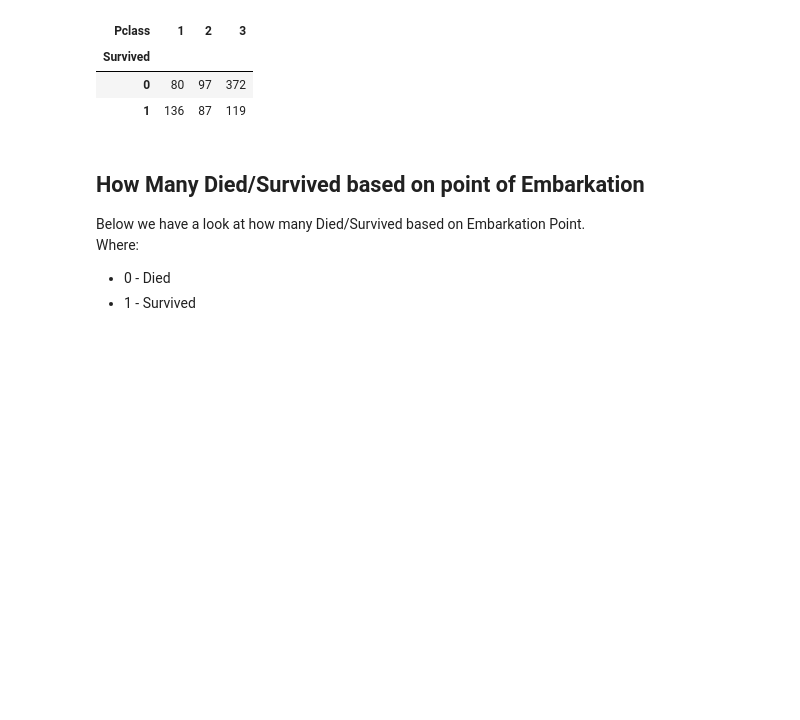
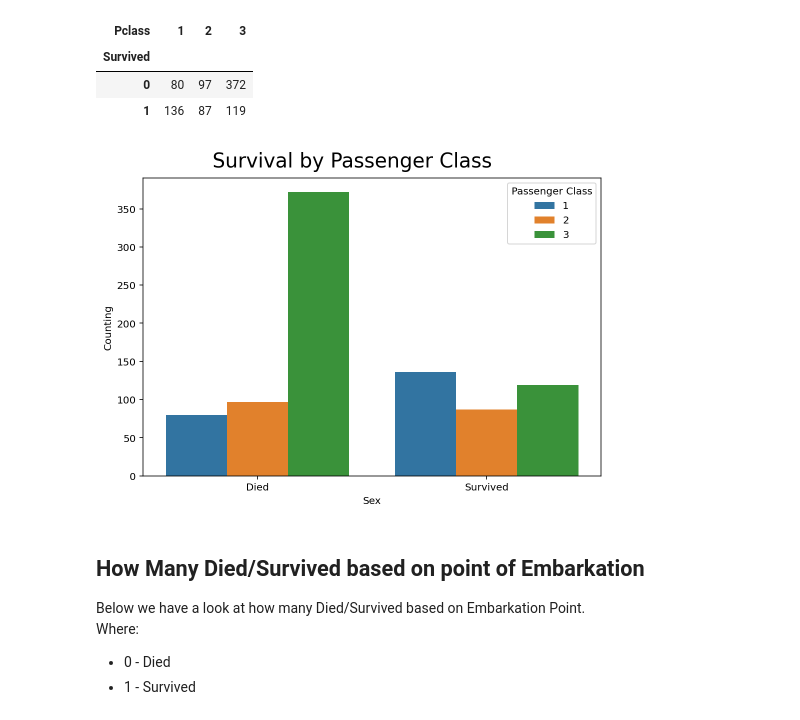
Before and after one commit to nizarhamood/Titanic, a Jupyter notebook: titanic.ipynb, the cells around one changed output. Drawn from its saved outputs; the diff is of its cells as text; code cells hidden in the pictures; blank space fills up the shorter version.

```diff
--- a/titanic.ipynb
+++ b/titanic.ipynb
@@ -504,6 +564,20 @@ train.pivot_table(index='Survived', columns='Pclass', aggfunc='size')
 | Survived |  |  |  |
 | 0 | 80 | 97 | 372 |
 | 1 | 136 | 87 | 119 |
+# %%
+hue_countplot(
+  'Survived',
+  'Pclass',
+  train,
+  'Survival by Passenger Class',
+  'Counting',
+  'Sex',
+  'Passenger Class',
+  'Died',
+  'Survived'
+)
+# %% [output]
+[figure, added]
 # %% [markdown]
 ## How Many Died/Survived based on point of Embarkation
 Below we have a look at how many Died/Survived based on Embarkation Point.<br>
```
Also changed, not shown: parts of 7 cells of this notebook, 1 other file.
